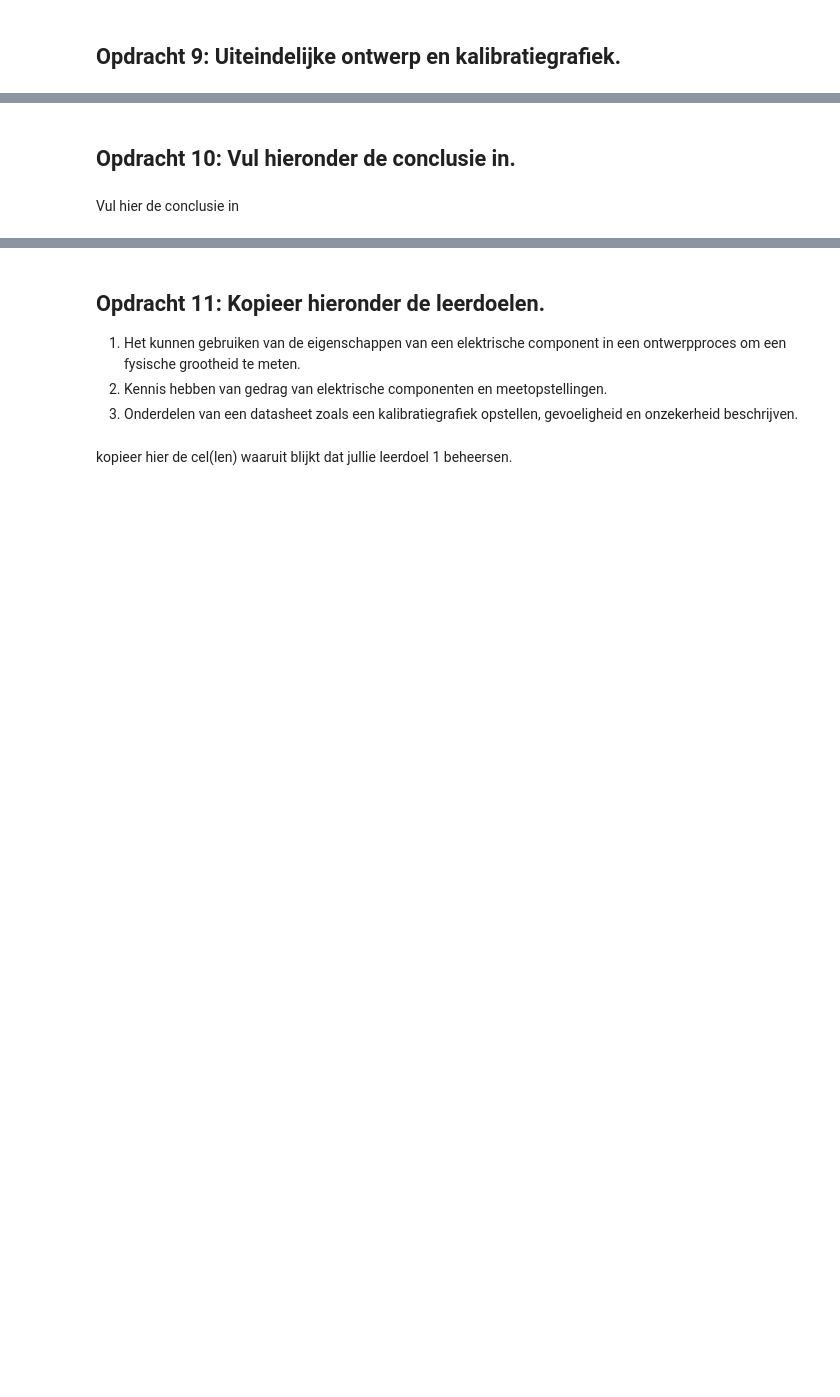
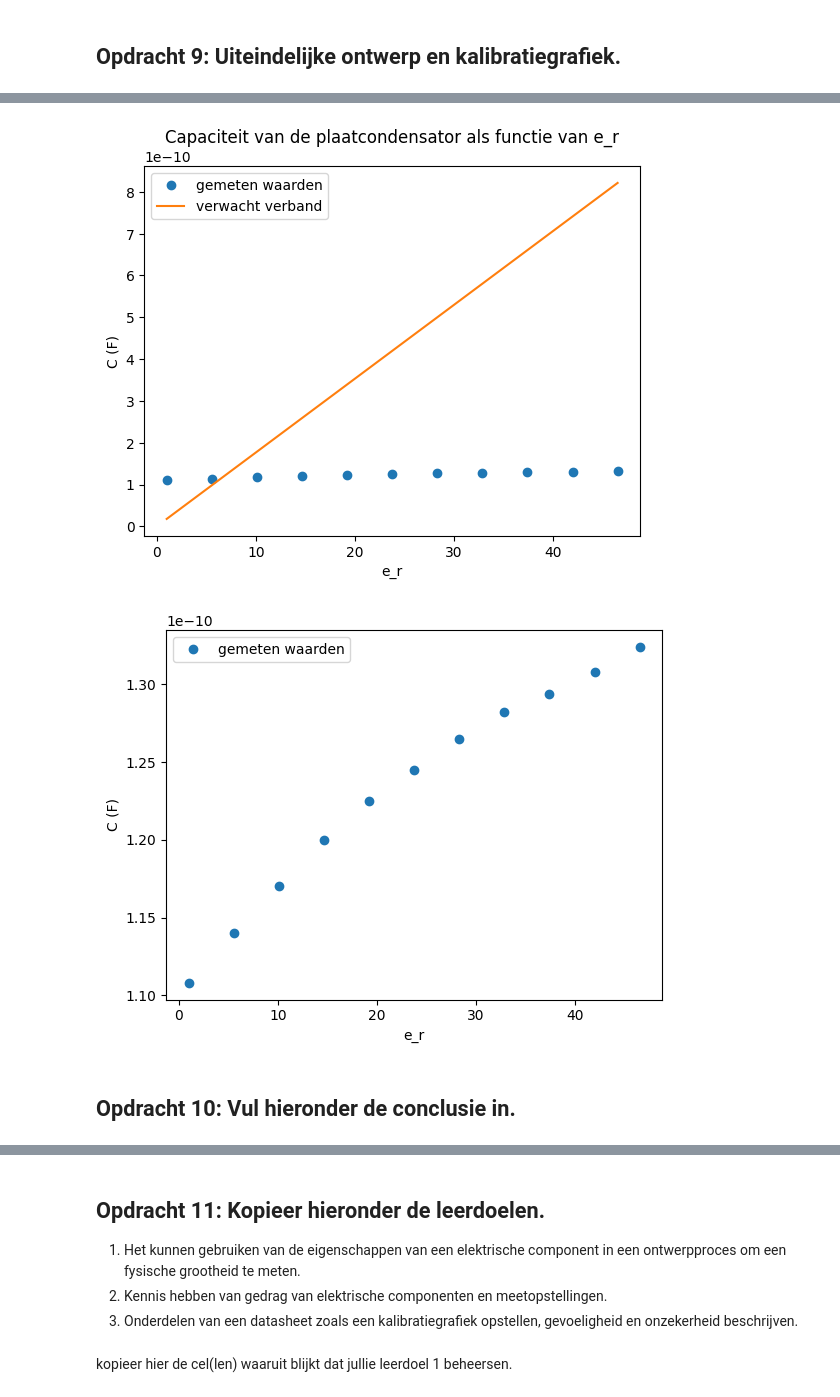
Before and after one commit to wobsen/opdrachten-DEF-D, a Jupyter notebook: FysiekeOntwerpopdrachten/2OntwerpEenSensorCondensator/DEFOntwerpopdracht2OntwerpEenSensorInvulTemplate.ipynb, the cells around one changed output, grey strips where cells are left out. Drawn from its saved outputs; the diff is of its cells as text; code cells hidden in the pictures; blank space fills up the shorter version.

```diff
--- a/FysiekeOntwerpopdrachten/2OntwerpEenSensorCondensator/DEFOntwerpopdracht2OntwerpEenSensorInvulTemplate.ipynb
+++ b/FysiekeOntwerpopdrachten/2OntwerpEenSensorCondensator/DEFOntwerpopdracht2OntwerpEenSensorInvulTemplate.ipynb
@@ -143,4 +153,26 @@ Onze sensor kan nog verbetered worden door de volgende verbeteringen (minimaal 2
+# %%
+C_waardes_meting = np.array([110.8,114.0,117.0,120.0, 122.5,124.5,126.5,128.2,129.4,130.8,132.4]) * 1e-12
+h = np.array([0, 0.1, 0.2, 0.3, 0.4, 0.5, 0.6, 0.7, 0.8, 0.9, 1])
+
+e_r_verhouding = 1 + (46.5 - 1) * (h / 1)
+
+plt.figure()
+plt.plot(e_r_verhouding, C_waardes_meting, "o", label="gemeten waarden")
+plt.plot(e_r_waardes, C_waardes, label="verwacht verband")
+plt.title("Capaciteit van de plaatcondensator als functie van e_r")
+plt.xlabel("e_r")
+plt.ylabel("C (F)")
+plt.legend()
+plt.show()
+
+plt.figure()
+plt.plot(e_r_verhouding, C_waardes_meting, "o", label="gemeten waarden")
+plt.xlabel("e_r")
+plt.ylabel("C (F)")
+plt.legend()
+plt.show()
+# %% [output]
+[figure, added]
+[figure, added]
 # %% [markdown]
 ## Opdracht 10: Vul hieronder de conclusie in.
-# %% [markdown]
-Vul hier de conclusie in
```
Also changed, not shown: parts of 14 cells of this notebook, 4 other files.
